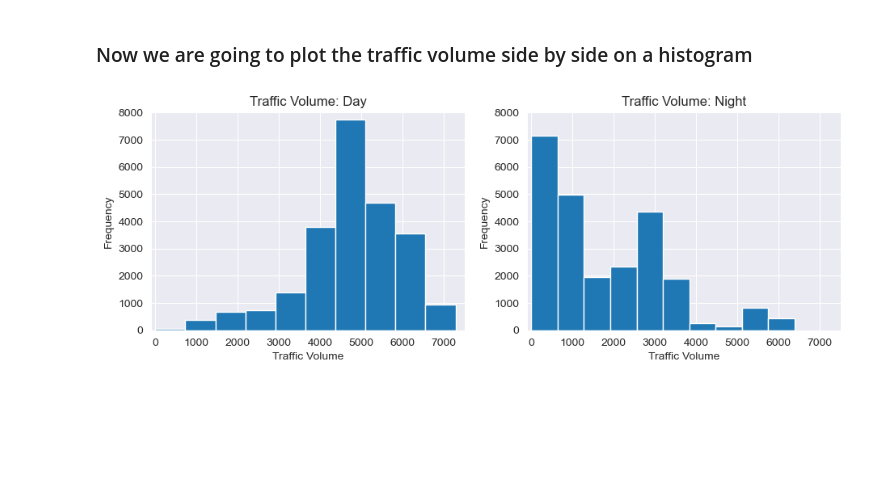
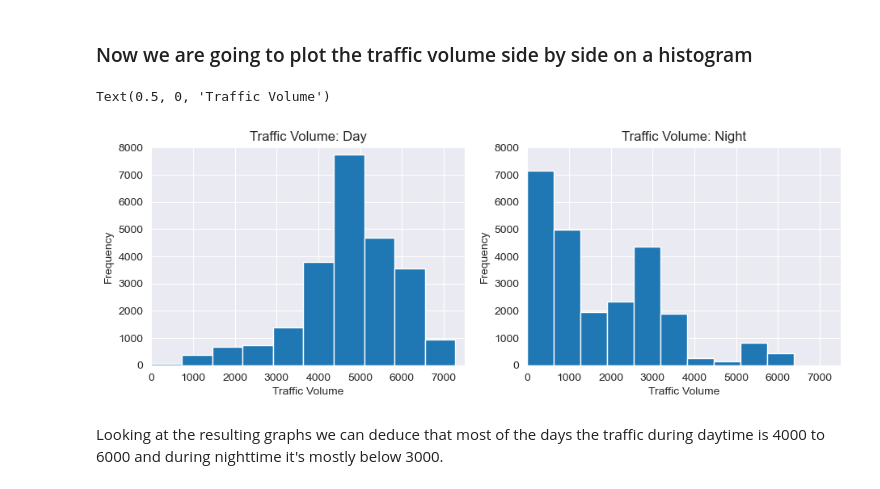
Before and after one commit to Vivek1325/Heavy-Traffic-Indicators-on-I-94, a Jupyter notebook: traffic analysis.ipynb, the cells around one changed output. Cells and saved outputs as stored; diff of their text form; code cells hidden in the pictures; blank space fills up the shorter version.

```diff
--- a/traffic analysis.ipynb
+++ b/traffic analysis.ipynb
@@ -133,22 +134,23 @@ daytime
 # %%
 plt.figure(figsize=(11,3.5))
 
 plt.subplot(1, 2, 1)
 plt.hist(daytime['traffic_volume'])
-plt.xlim(-100, 7500)
+plt.xlim(0, 7500)
 plt.ylim(0, 8000)
 plt.title('Traffic Volume: Day')
 plt.ylabel('Frequency')
 plt.xlabel('Traffic Volume')
 
 plt.subplot(1, 2, 2)
 plt.hist(nighttime['traffic_volume'])
-plt.xlim(-100, 7500)
+plt.xlim(0, 7500)
 plt.ylim(0, 8000)
 plt.title('Traffic Volume: Night')
 plt.ylabel('Frequency')
 plt.xlabel('Traffic Volume')
-
-plt.show()
 # %% [output]
+Text(0.5, 0, 'Traffic Volume')
-[figure, old version]
+[figure, new version]
+# %% [markdown]
+Looking at the resulting graphs we can deduce that most of the days the traffic during daytime is 4000 to 6000 and during nighttime it's mostly below 3000.
```
Also changed, not shown: parts of 34 cells of this notebook.
